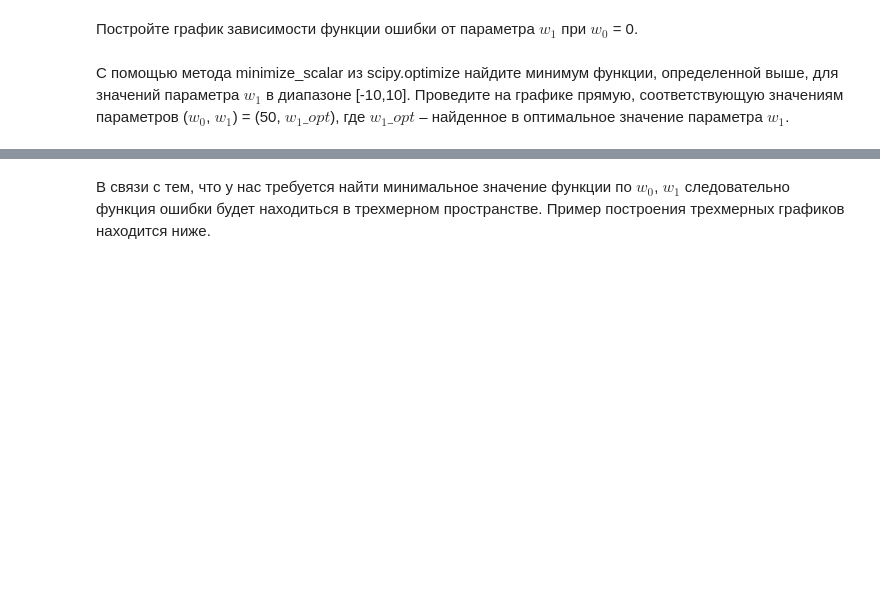
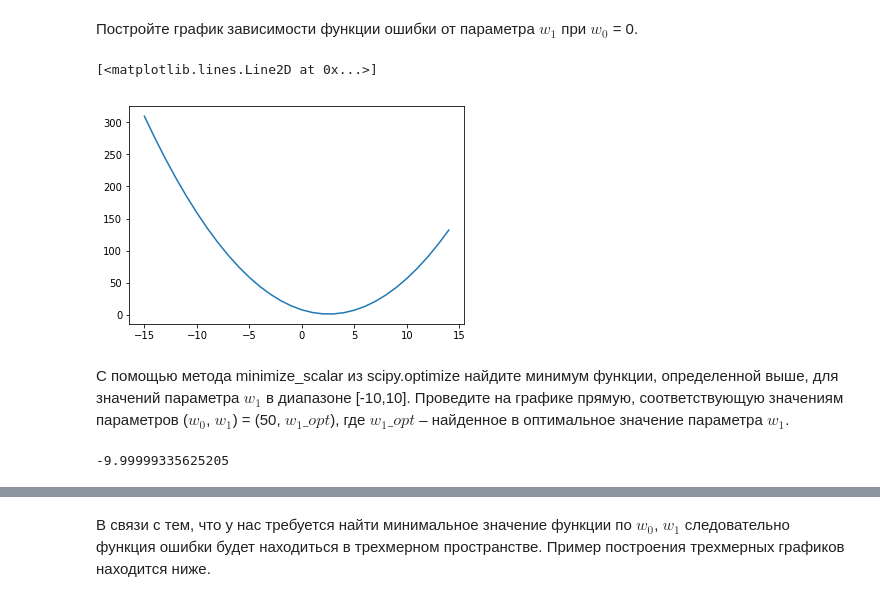
Before and after one commit to Norrica/ml_course, a Jupyter notebook: practics/lab2_linear_regression/lab_linear_regression_ready.ipynb, the cells around one changed output, grey strips where cells are left out. Saved outputs shown, nothing was run; the diff lists cells and outputs as text; code cells hidden in the pictures; blank space fills up the shorter version.

```diff
--- a/practics/lab2_linear_regression/lab_linear_regression_ready.ipynb
+++ b/practics/lab2_linear_regression/lab_linear_regression_ready.ipynb
@@ -42,2 +48,11 @@ lineFunc = lambda x, w0, w1: w0 + w1 * x
+# %%
+a= range(-15, 15)
+b = []
+for i in a:
+    b.append(square_error(0,i))
+plt.plot(a, b)
+# %% [output]
+[<matplotlib.lines.Line2D at 0x...>]
+[figure, added]
 # %% [markdown]
 С помощью метода minimize_scalar из scipy.optimize найдите минимум функции, определенной выше, для значений параметра  $w_1$ в диапазоне [-10,10]. Проведите на графике прямую, соответствующую значениям параметров ($w_0$, $w_1$) = (50, $w_1\_opt$), где $w_1\_opt$ – найденное в оптимальное значение параметра $w_1$.
@@ -48,0 +59,6 @@ from scipy.optimize import minimize_scalar
+# %%
+from scipy.optimize import minimize_scalar
+minScal = minimize_scalar(lambda w1: square_error(50, w1), bounds=[-10, 10], method='bounded')
+minScal.x
+# %% [output]
+-9.99999335625205
```
Also changed, not shown: parts of 11 cells of this notebook.
